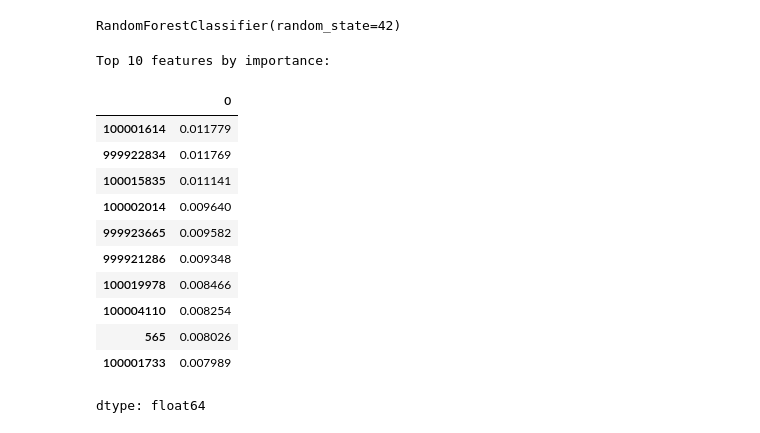
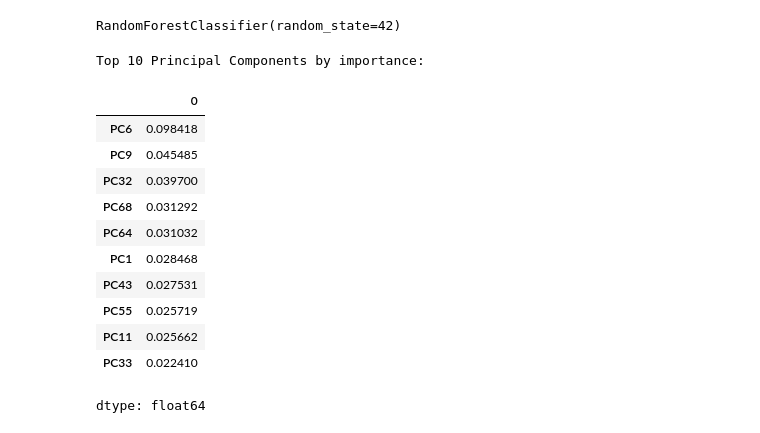
Before and after one commit to zrsteff/CSC587-PD-Project, a Jupyter notebook: PD_Project_Group_1.ipynb, the cells around one changed output. Saved outputs shown, nothing was run; the diff lists cells and outputs as text; code cells hidden in the pictures.

```diff
--- a/PD_Project_Group_1.ipynb
+++ b/PD_Project_Group_1.ipynb
@@ -139,0 +151,22 @@ display(merged_df_filtered.head())
+# %%
+# Check for missing values in each column
+missing_values_count = merged_df_filtered.isnull().sum()
+
+# Display columns with missing values and their counts
+print("Columns with missing values and their counts:")
+print(missing_values_count[missing_values_count > 0])
+
+# Identify numeric columns for median imputation, excluding the non-numeric columns
+numeric_cols_filtered = merged_df_filtered.select_dtypes(include=['number']).columns.tolist()
+
+# Calculate the median for each numeric column
+median_values = merged_df_filtered[numeric_cols_filtered].median()
+
+# Replace blank cells in numeric columns with the calculated median
+# Explicitly create a copy to avoid SettingWithCopyWarning
+merged_df_filtered = merged_df_filtered.copy()
+merged_df_filtered[numeric_cols_filtered] = merged_df_filtered[numeric_cols_filtered].fillna(median_values)
+
+# Verify that there are no more missing values in the numeric columns
+print("\nMissing values after imputation:")
+print(merged_df_filtered[numeric_cols_filtered].isnull().sum().sum())
@@ -167,12 +364,18 @@ dtype: object
 # %%
 from sklearn.model_selection import train_test_split
+from sklearn.decomposition import PCA
+
+# Assuming pca object is already fitted from the previous step (Kc5jR4PX-BaI)
+
+# Transform the features data using the fitted PCA
+features_pca = pca.transform(features_df)
 
 # Split the data into training and testing sets
-X_train, X_test, y_train, y_test = train_test_split(features_df, target_series, test_size=0.2, random_state=42)
+X_train, X_test, y_train, y_test = train_test_split(features_pca, target_series, test_size=0.2, random_state=42)
 
 # Print the shapes of the resulting sets
-print("Shape of X_train:", X_train.shape)
-print("Shape of X_test:", X_test.shape)
+print("Shape of X_train after PCA:", X_train.shape)
+print("Shape of X_test after PCA:", X_test.shape)
 print("Shape of y_train:", y_train.shape)
 print("Shape of y_test:", y_test.shape)
 # %% [output]
@@ -196,29 +723,29 @@ RandomForestClassifier(random_state=42)
 # %%
 # Access the feature_importances_ attribute
 feature_importances = model.feature_importances_
 
-# Create a pandas Series
-feature_importance_series = pd.Series(feature_importances, index=X_train.columns)
+# Create a pandas Series with an index representing the principal components
+feature_importance_series = pd.Series(feature_importances, index=[f'PC{i+1}' for i in range(len(feature_importances))])
 
 # Sort the feature importances in descending order
 sorted_feature_importances = feature_importance_series.sort_values(ascending=False)
 
-# Display the top 10 features and their importance scores
-print("Top 10 features by importance:")
+# Display the top 10 principal components and their importance scores
+print("Top 10 Principal Components by importance:")
 display(sorted_feature_importances.head(10))
 # %% [output]
-Top 10 features by importance:
+Top 10 Principal Components by importance:
 |  | 0 |
-| 100001614 | 0.011779 |
-| 999922834 | 0.011769 |
-| 100015835 | 0.011141 |
-| 100002014 | 0.009640 |
-| 999923665 | 0.009582 |
-| 999921286 | 0.009348 |
-| 100019978 | 0.008466 |
-| 100004110 | 0.008254 |
-| 565 | 0.008026 |
-| 100001733 | 0.007989 |
+| PC6 | 0.098418 |
+| PC9 | 0.045485 |
+| PC32 | 0.039700 |
+| PC68 | 0.031292 |
+| PC64 | 0.031032 |
+| PC1 | 0.028468 |
+| PC43 | 0.027531 |
+| PC55 | 0.025719 |
+| PC11 | 0.025662 |
+| PC33 | 0.022410 |
 dtype: float64
 # %%
 import matplotlib.pyplot as plt
```
Also changed, not shown: parts of 39 cells of this notebook.
